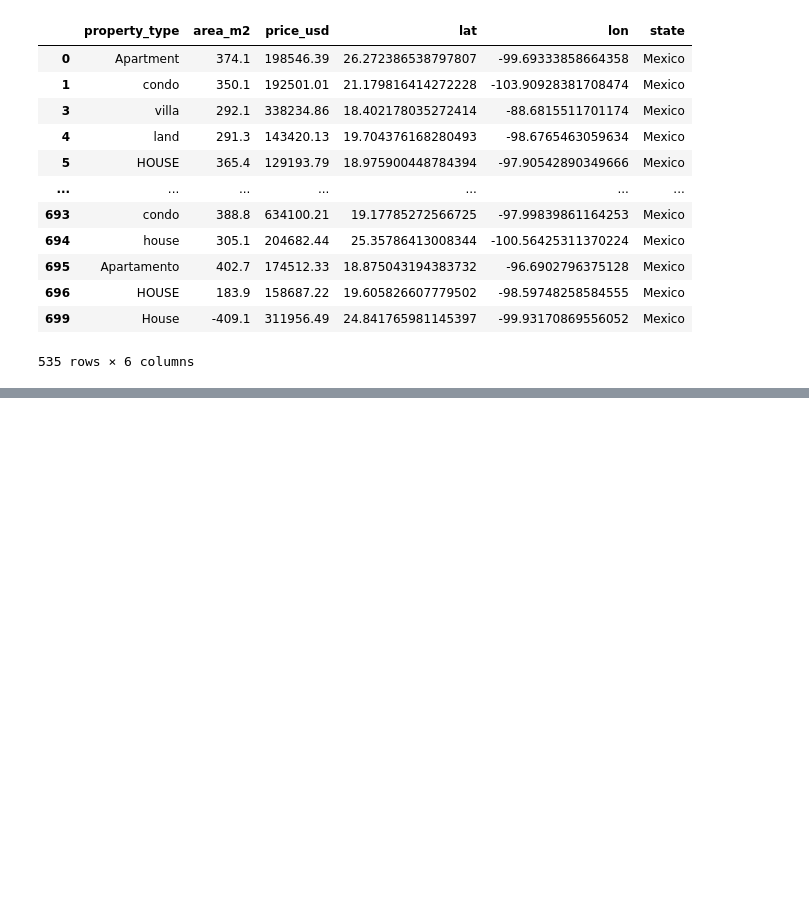
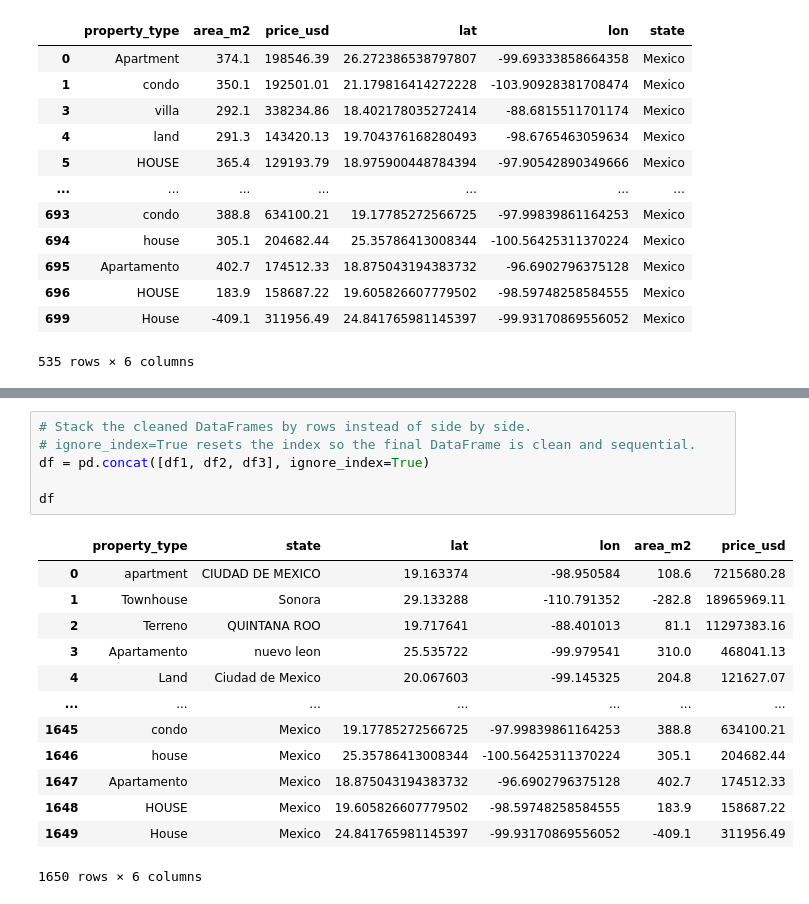
Before and after one commit to Dilajohn/Data-science-tutorials, a Jupyter notebook: data_wrangling_with_pandas.ipynb, the cells around one changed output, grey strips where cells are left out. Cells and saved outputs as stored; diff of their text form; blank space fills up the shorter version.

Commit message:
Add concatenation step for cleaned DataFrames and display combined result

```diff
--- a/data_wrangling_with_pandas.ipynb
+++ b/data_wrangling_with_pandas.ipynb
@@ -276,0 +282,20 @@ df3
+# %%
+# Stack the cleaned DataFrames by rows instead of side by side.
+# ignore_index=True resets the index so the final DataFrame is clean and sequential.
+df = pd.concat([df1, df2, df3], ignore_index=True)
+
+df
+# %% [output]
+|  | property_type | state | lat | lon | area_m2 | price_usd |
+| 0 | apartment | CIUDAD DE MEXICO | 19.163374 | -98.950584 | 108.6 | 7215680.28 |
+| 1 | Townhouse | Sonora | 29.133288 | -110.791352 | -282.8 | 18965969.11 |
+| 2 | Terreno | QUINTANA ROO | 19.717641 | -88.401013 | 81.1 | 11297383.16 |
+| 3 | Apartamento | nuevo leon | 25.535722 | -99.979541 | 310.0 | 468041.13 |
+| 4 | Land | Ciudad de Mexico | 20.067603 | -99.145325 | 204.8 | 121627.07 |
+| ... | ... | ... | ... | ... | ... | ... |
+| 1645 | condo | Mexico | 19.17785272566725 | -97.99839861164253 | 388.8 | 634100.21 |
+| 1646 | house | Mexico | 25.35786413008344 | -100.56425311370224 | 305.1 | 204682.44 |
+| 1647 | Apartamento | Mexico | 18.875043194383732 | -96.6902796375128 | 402.7 | 174512.33 |
+| 1648 | HOUSE | Mexico | 19.605826607779502 | -98.59748258584555 | 183.9 | 158687.22 |
+| 1649 | House | Mexico | 24.841765981145397 | -99.93170869556052 | -409.1 | 311956.49 |
+1650 rows × 6 columns
```
Also changed, not shown: parts of 1 cell of this notebook.
